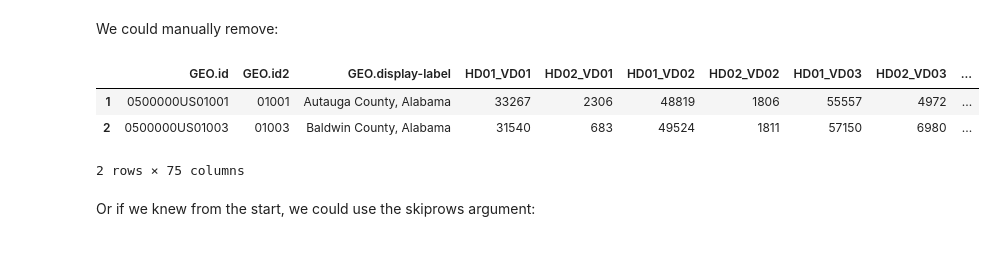
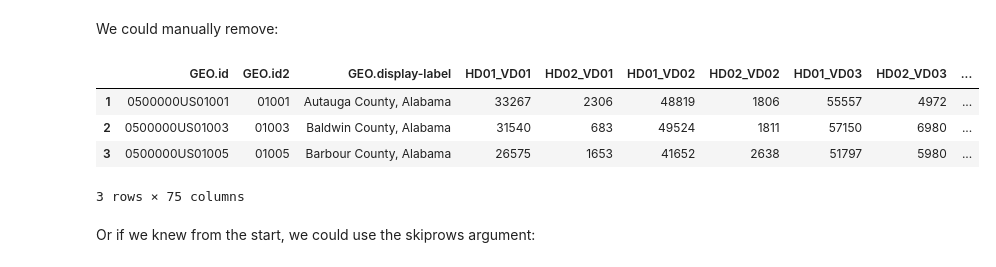
Before and after one commit to georgehaws/dsc-importing-data-using-pandas-dc-ds-071519, a Jupyter notebook: index.ipynb, the cells around one changed output. Saved outputs shown, nothing was run; the diff lists cells and outputs as text; code cells hidden in the pictures.

```diff
--- a/index.ipynb
+++ b/index.ipynb
@@ -82,12 +82,13 @@ df.head()
 We could manually remove:
 # %%
 df = df.drop(0)
-df.head(2)
+df.head(3)
 # %% [output]
 |  | GEO.id | GEO.id2 | GEO.display-label | HD01_VD01 | HD02_VD01 | HD01_VD02 | HD02_VD02 | HD01_VD03 | HD02_VD03 | ... |
 | 1 | 0500000US01001 | 01001 | Autauga County, Alabama | 33267 | 2306 | 48819 | 1806 | 55557 | 4972 | ... |
 | 2 | 0500000US01003 | 01003 | Baldwin County, Alabama | 31540 | 683 | 49524 | 1811 | 57150 | 6980 | ... |
+| 3 | 0500000US01005 | 01005 | Barbour County, Alabama | 26575 | 1653 | 41652 | 2638 | 51797 | 5980 | ... |
-2 rows × 75 columns
+3 rows × 75 columns
 # %% [markdown]
 Or if we knew from the start, we could use the skiprows argument:
 # %%
```
